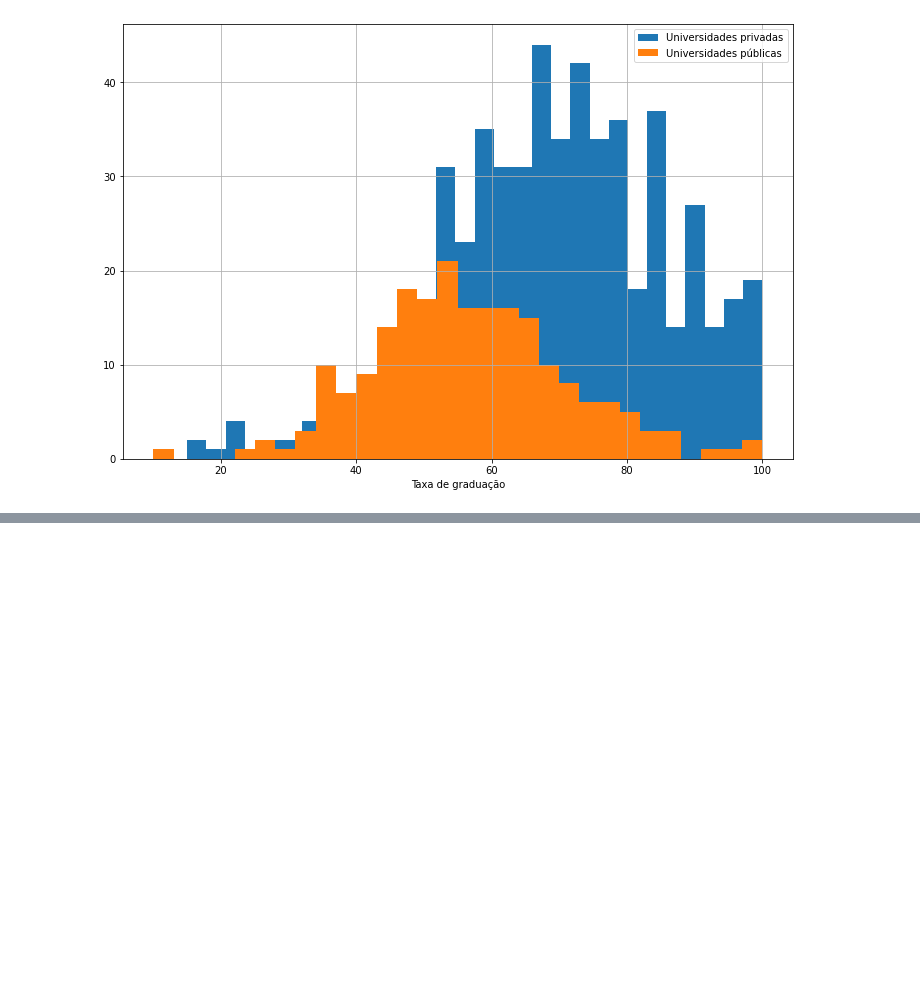
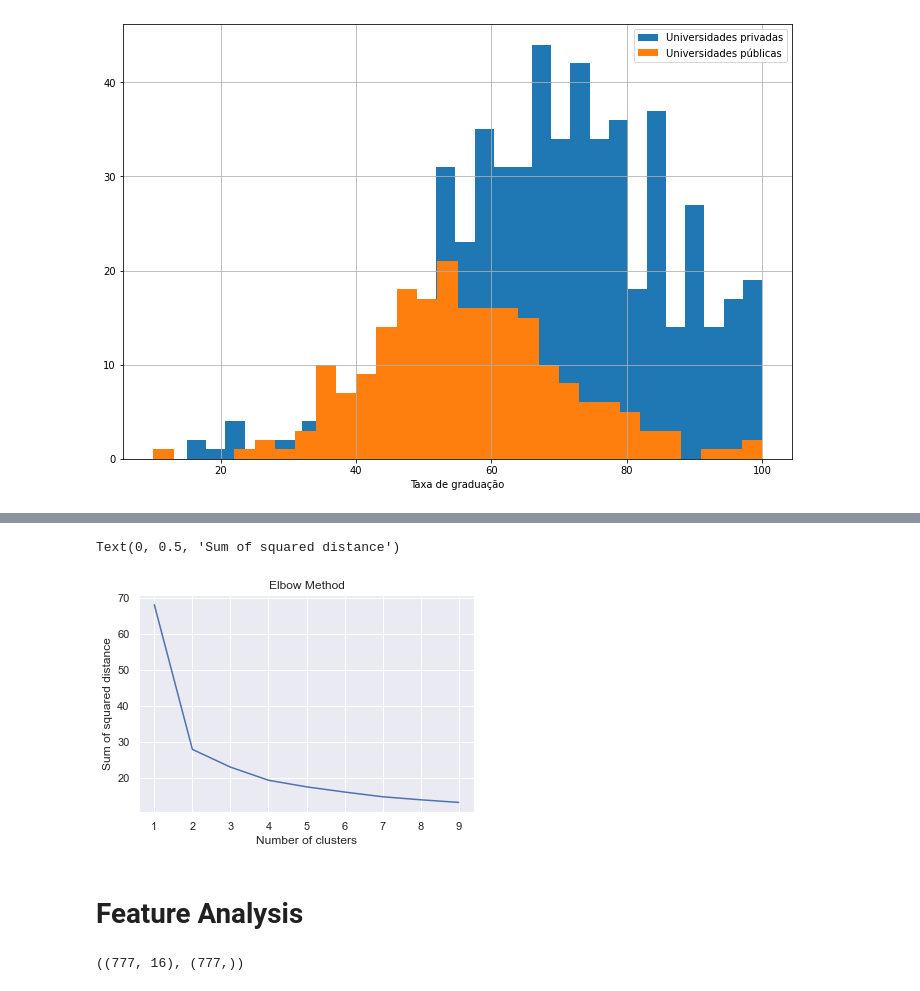
Before and after one commit to jc-costa/Aprendizagem-de-Maquina-SI, a Jupyter notebook: Mini-projeto Kmeans/K-means-College.ipynb, the cells around one changed output, grey strips where cells are left out. Cells and saved outputs as stored; diff of their text form; code cells hidden in the pictures; blank space fills up the shorter version.

Commit message:
Adição dos experimentos : Elbow e redução de features

```diff
--- a/Mini-projeto Kmeans/K-means-College.ipynb
+++ b/Mini-projeto Kmeans/K-means-College.ipynb
@@ -133,0 +135,29 @@ Com esssa primeira instância do K-means, com o K = 2, não obtivemos resultados
+# %%
+from sklearn.model_selection import train_test_split
+from sklearn.metrics import adjusted_rand_score, adjusted_mutual_info_score
+from sklearn.preprocessing import Normalizer
+norm = Normalizer()
+# %%
+y = data.Private.values
+X = data.iloc[:, [2,3,4,5,6,7,8,9,10,11,12,13,14,15,16,17]].values
+# %%
+X_train, X_test, y_train, y_test = train_test_split(X, y, test_size=0.25, random_state=42)
+
+X_train = norm.fit_transform(X_train)
+X_test  = norm.transform(X_test)
+# %%
+models  = []
+inertia = []
+arss    = []
+
+for k in range(1, 10):
+    kmeans = KMeans(n_clusters=k)
+    kmeans.fit(X_train)
+    y_pred = kmeans.predict(X_test)
+    ars = adjusted_rand_score(y_test, y_pred)
+    amis = adjusted_mutual_info_score(y_test, y_pred)
+
+    models.append(kmeans)
+    inertia.append(kmeans.inertia_)
+    arss.append(ars)
+    print(f"{k= }, Ajd Rand Score= {ars:0.3f}, Adj Mutual Info Score= {amis:0.3f}, inertia={kmeans.inertia_:0.2f}")
@@ -133,0 +174,17 @@ Com esssa primeira instância do K-means, com o K = 2, não obtivemos resultados
+# %%
+sns.set_theme()
+
+plt.figure()
+plt.plot(range(1, 10),inertia)
+plt.title("Elbow Method")
+plt.xlabel("Number of clusters")
+plt.ylabel("Sum of squared distance")
+# %% [output]
+Text(0, 0.5, 'Sum of squared distance')
+[figure, added]
+# %% [markdown]
+# Feature Analysis
+# %%
+X.shape, y.shape
+# %% [output]
+((777, 16), (777,))
```
Also changed, not shown: parts of 14 cells of this notebook.
